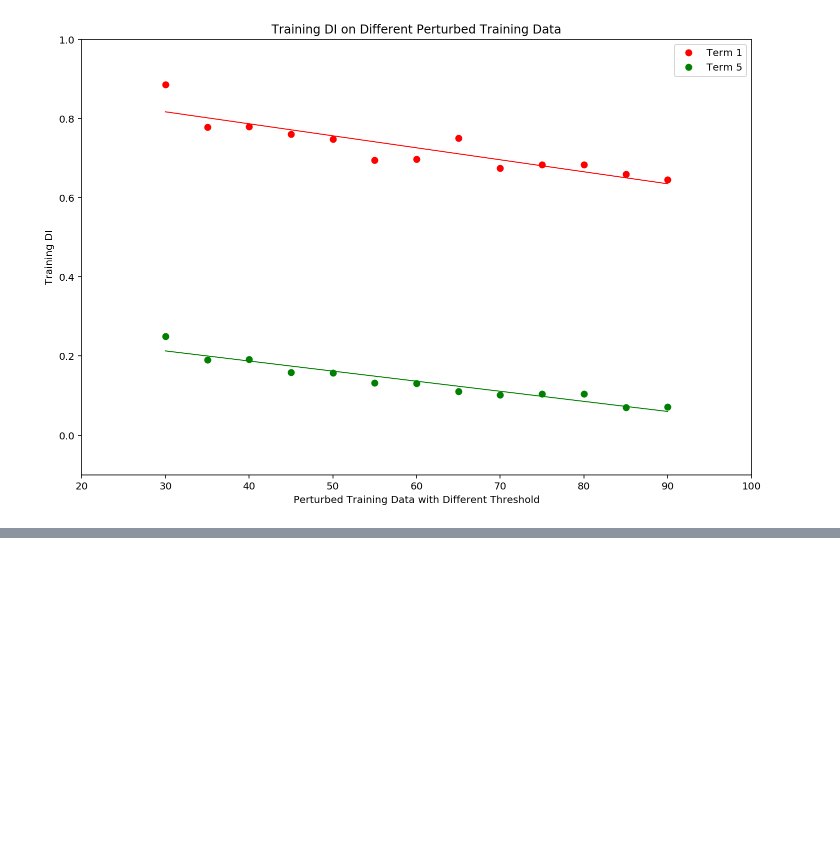
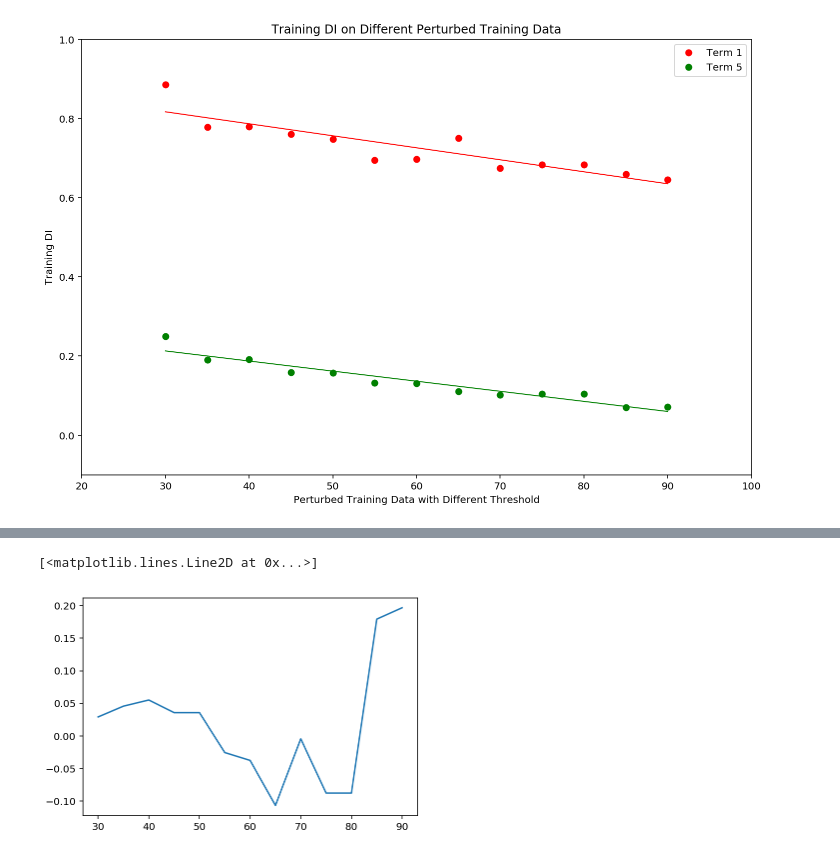
Before and after one commit to nehargupta/cs590_privacy_fairness, a Jupyter notebook: threshold-to-di.ipynb, the cells around one changed output, grey strips where cells are left out. Saved outputs shown, nothing was run; the diff lists cells and outputs as text; code cells hidden in the pictures; blank space fills up the shorter version.

```diff
--- a/threshold-to-di.ipynb
+++ b/threshold-to-di.ipynb
@@ -268,0 +429,5 @@ plt.plot(x, y_pred2, color='g', linewidth=1)
+# %%
+plt.plot(x_axis, arrayX)
+# %% [output]
+[<matplotlib.lines.Line2D at 0x...>]
+[figure, added]
```
Also changed, not shown: parts of 11 cells of this notebook.
